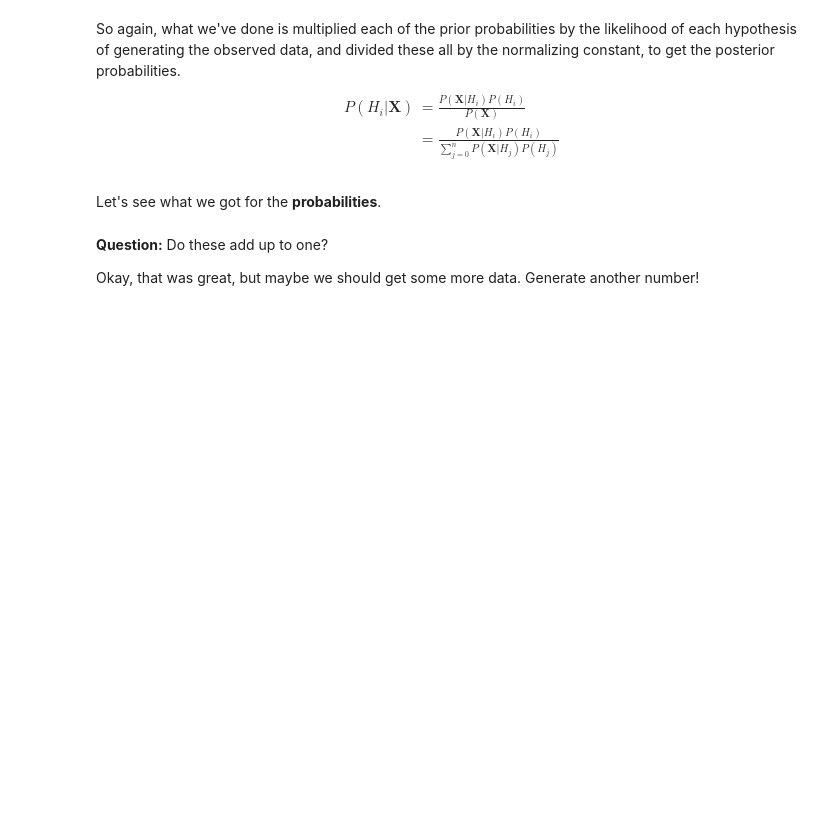
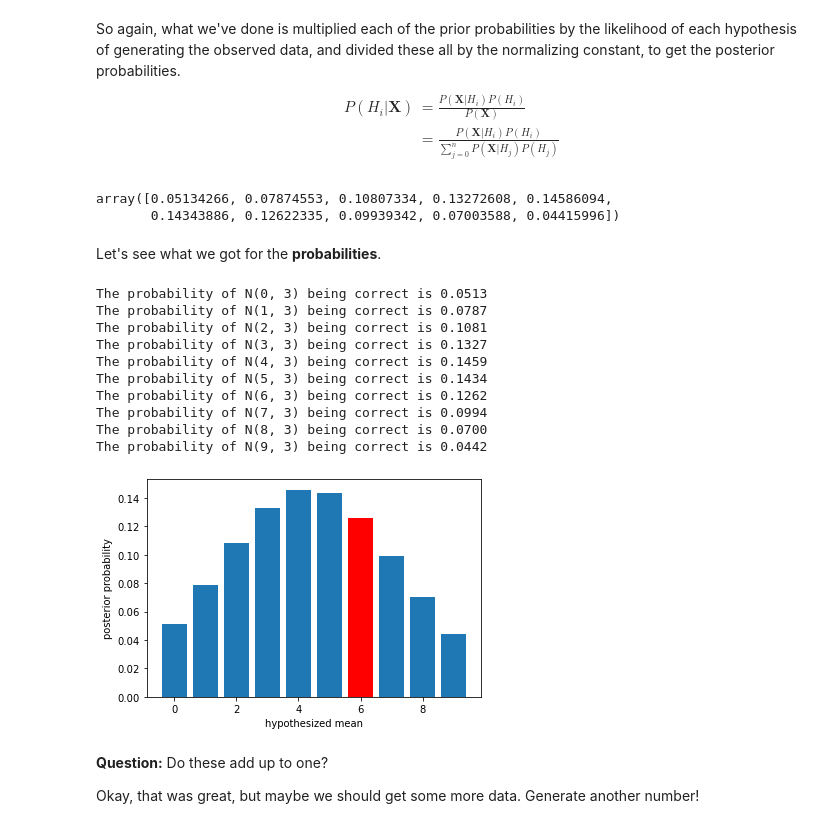
Before and after one commit to MekdiYilma/notes, a Jupyter notebook: bayes-intro/bayes-intro.ipynb, the cells around one changed output. Drawn from its saved outputs; the diff is of its cells as text; code cells hidden in the pictures; blank space fills up the shorter version.

```diff
--- a/bayes-intro/bayes-intro.ipynb
+++ b/bayes-intro/bayes-intro.ipynb
@@ -66,7 +76,6 @@ Great! So now using that number, I'm going to figure out the likelihood you woul
 # %%
 datum = first_X
 likelihoods = []
-for i in range(0,10):
-    likelihoods.append(stats.norm(i, sd).pdf(datum))
-    print("The likelihood of N({0}, {1}) generating {2:5.2f} is {3:6.4f}"
-           .format(i, sd, datum, likelihoods[i]))
+for mu_i in range(0,10):
+    likelihoods.append(stats.norm(mu_i, sd).pdf(datum))
+    print(f"The likelihood of N({mu_i}, {sd}) generating {datum:.2f} is {likelihoods[mu_i]:.4f}")
@@ -118,18 +154,34 @@ P(H_i|\mathbf{X}) & = \frac{P(\mathbf{X}|H_i) P(H_i)}{P(\mathbf{X})}\\
          & = \frac{P(\mathbf{X}|H_i) P(H_i)}{\sum_{j=0}^{n} P(\mathbf{X}|H_j) P(H_j)}
 \end{align}
 $$
+# %%
+probs
+# %% [output]
+array([0.05134266, 0.07874553, 0.10807334, 0.13272608, 0.14586094,
+       0.14343886, 0.12622335, 0.09939342, 0.07003588, 0.04415996])
 # %% [markdown]
 Let's see what we got for the **probabilities**.
 # %%
 for i in range(0,10):
-    print("The probability of N({0}, {1}) being correct is {2:6.4f}"
-           .format(i, sd, probs[i]))
+    print(f"The probability of N({i}, {sd}) being correct is {probs[i]:6.4f}")
 
 fig, ax = plt.subplots()
 ax.bar(range(10), probs)
 ax.bar(mu, probs[mu], color = 'r', label = r'True ${mu}$')
 ax.set_xlabel('hypothesized mean')
 ax.set_ylabel('posterior probability');
+# %% [output]
+The probability of N(0, 3) being correct is 0.0513
+The probability of N(1, 3) being correct is 0.0787
+The probability of N(2, 3) being correct is 0.1081
+The probability of N(3, 3) being correct is 0.1327
+The probability of N(4, 3) being correct is 0.1459
+The probability of N(5, 3) being correct is 0.1434
+The probability of N(6, 3) being correct is 0.1262
+The probability of N(7, 3) being correct is 0.0994
+The probability of N(8, 3) being correct is 0.0700
+The probability of N(9, 3) being correct is 0.0442
+[figure, added]
 # %% [markdown]
 **Question:** Do these add up to one?
 
```
Also changed, not shown: parts of 26 cells of this notebook.
